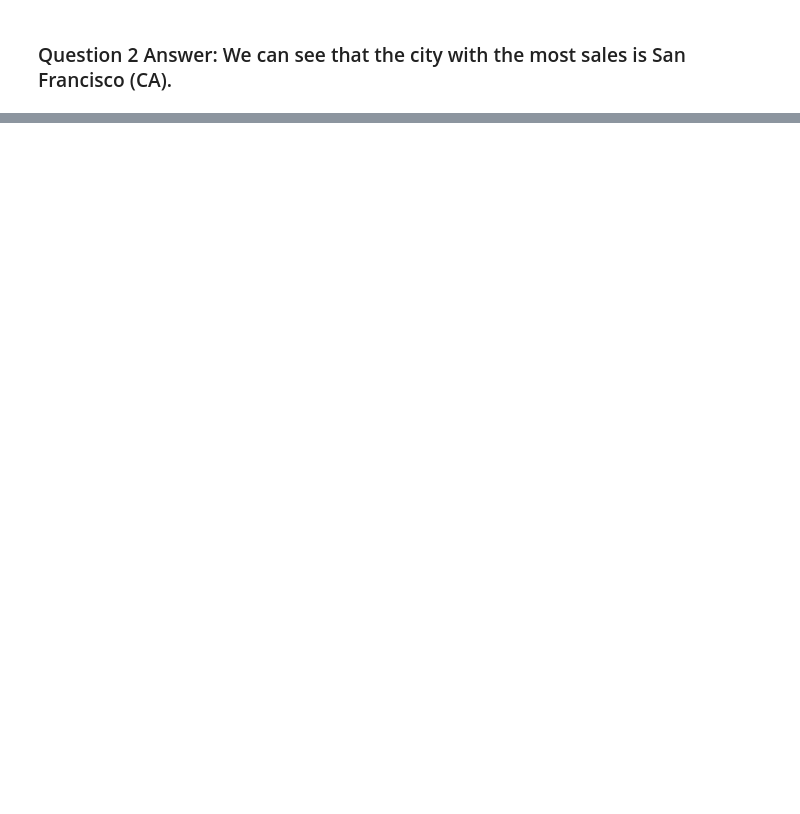
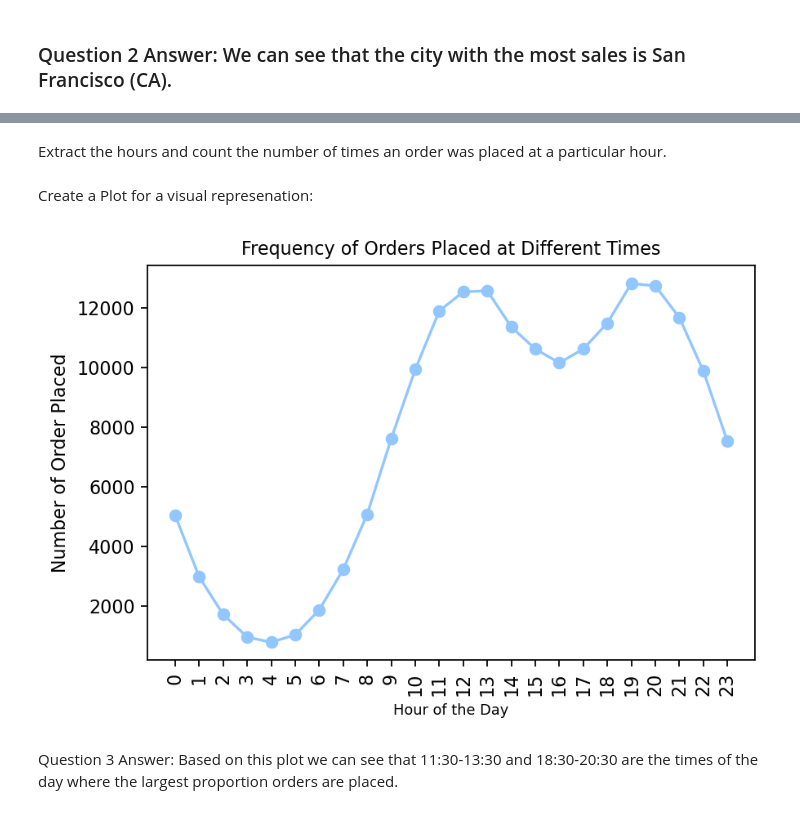
Before and after one commit to tajpatel58/Machine-Learning-, a Jupyter notebook: Data Science Practice/Sales Analysis/Sales_Analysis.ipynb, the cells around one changed output, grey strips where cells are left out. Drawn from its saved outputs; the diff is of its cells as text; code cells hidden in the pictures; blank space fills up the shorter version.

Commit message:
Answering Question 3

```diff
--- a/Data Science Practice/Sales Analysis/Sales_Analysis.ipynb
+++ b/Data Science Practice/Sales Analysis/Sales_Analysis.ipynb
@@ -203,0 +209,6 @@ plt.show()
+# %%
+clean_data['Order Date'] = pd.to_datetime(clean_data['Order Date'])
+
+clean_data['Time'] = clean_data['Order Date'].dt.time
+
+clean_data.head(6)
@@ -203,0 +223,34 @@ plt.show()
+# %% [markdown]
+Extract the hours and count the number of times an order was placed at a particular hour.
+# %%
+# Store occurences of each hour in a dictionary, initialising the dictionary below.
+time_of_orders = {j : 0 for j in range(0, 24)}
+
+# For each order we need to see which hour the order was placed.
+for time in clean_data['Time']:
+    # Hour and minute at which order was placed.
+    hour = time.hour
+    minute = time.minute
+    #If the minute is past the half past mark, classify as the next hour, else we count this as the same hour.
+    if minute > 30:
+        if hour == 23:
+            time_of_orders[0] += 1
+        else:
+            time_of_orders[hour+1] +=1
+    elif minute <= 30:
+        time_of_orders[hour] += 1
+# %% [markdown]
+Create a Plot for a visual represenation:
+# %%
+plt.figure(dpi=160)
+
+plt.plot(time_of_orders.keys(), time_of_orders.values(),marker='o')
+plt.ylabel('Number of Order Placed')
+plt.xlabel('Hour of the Day',size=8)
+plt.title('Frequency of Orders Placed at Different Times', size=10)
+plt.xticks(range(0,24), rotation=90)
+plt.show()
+# %% [output]
+[figure, added]
+# %% [markdown]
+Question 3 Answer: Based on this plot we can see that 11:30-13:30 and 18:30-20:30 are the times of the day where the largest proportion orders are placed.
```
Also changed, not shown: parts of 7 cells of this notebook.
